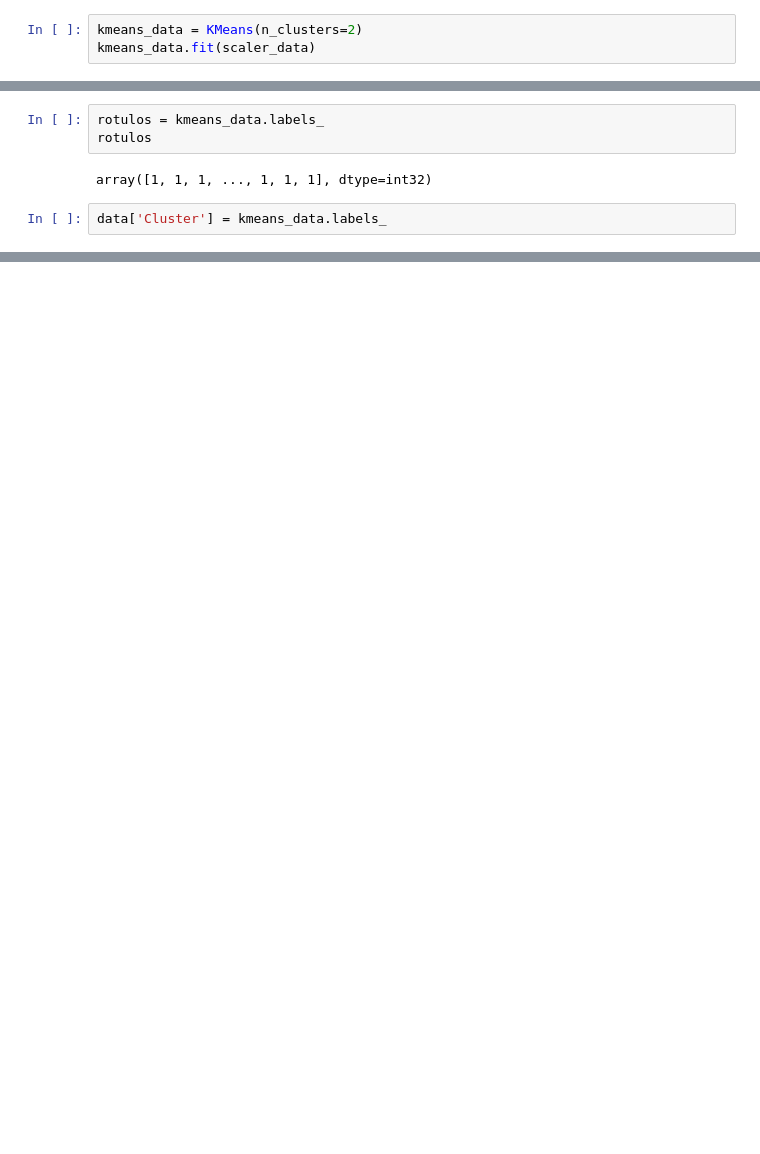
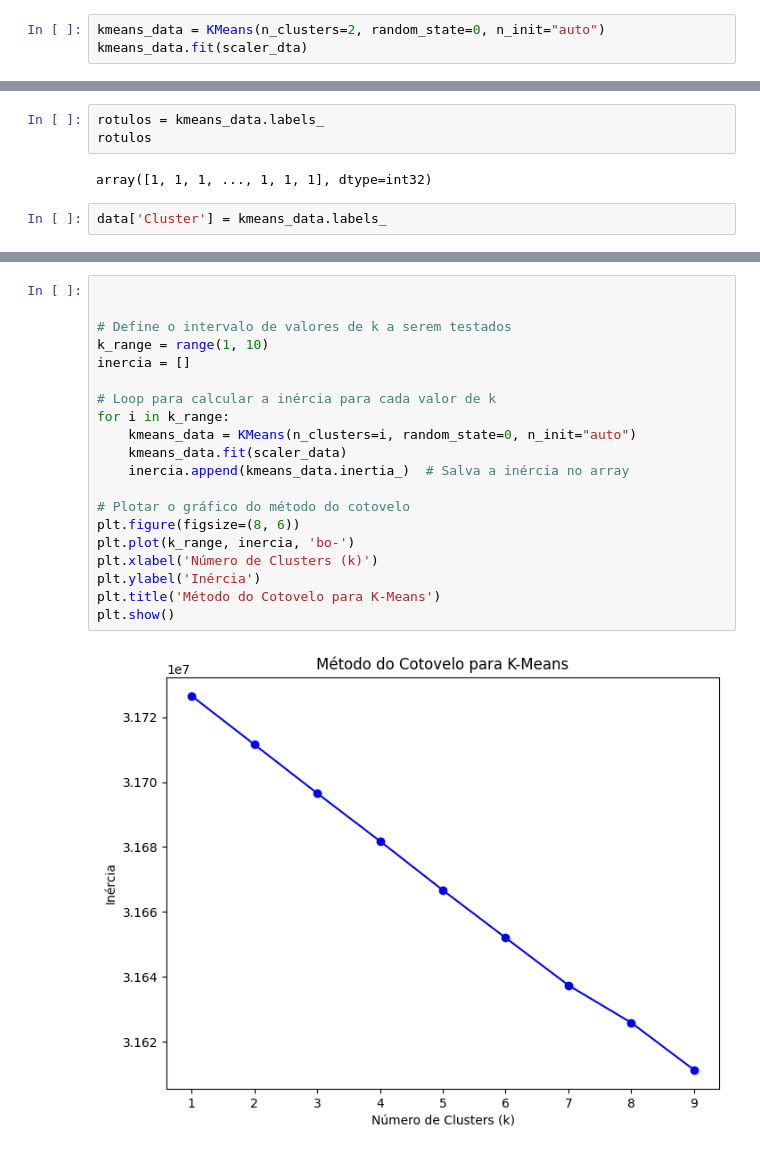
Before and after one commit to WesleySouza13/Bank-Transaction-Dataset-for-Fraud-Detection, a Jupyter notebook: Untitled-1.ipynb, the cells around one changed output, grey strips where cells are left out. Saved outputs shown, nothing was run; the diff lists cells and outputs as text; blank space fills up the shorter version.

Commit message:
calculo de  inercia

```diff
--- a/Untitled-1.ipynb
+++ b/Untitled-1.ipynb
@@ -300,6 +287,6 @@ scaler_data = StandardScaler(with_mean=False)
 
 scaler_data = scaler_data.fit_transform(encoder)
 # %%
-kmeans_data = KMeans(n_clusters=2)
-kmeans_data.fit(scaler_data)
+kmeans_data = KMeans(n_clusters=2, random_state=0, n_init="auto")
+kmeans_data.fit(scaler_dta)
 # %% [output]
@@ -337,0 +336,22 @@ data
+# %%
+
+
+# Define o intervalo de valores de k a serem testados
+k_range = range(1, 10)
+inercia = []
+
+# Loop para calcular a inércia para cada valor de k
+for i in k_range:
+    kmeans_data = KMeans(n_clusters=i, random_state=0, n_init="auto")
+    kmeans_data.fit(scaler_data)
+    inercia.append(kmeans_data.inertia_)  # Salva a inércia no array
+
+# Plotar o gráfico do método do cotovelo
+plt.figure(figsize=(8, 6))
+plt.plot(k_range, inercia, 'bo-')
+plt.xlabel('Número de Clusters (k)')
+plt.ylabel('Inércia')
+plt.title('Método do Cotovelo para K-Means')
+plt.show()
+# %% [output]
+[figure, added]
```
Also changed, not shown: parts of 9 cells of this notebook, 1 other file.
